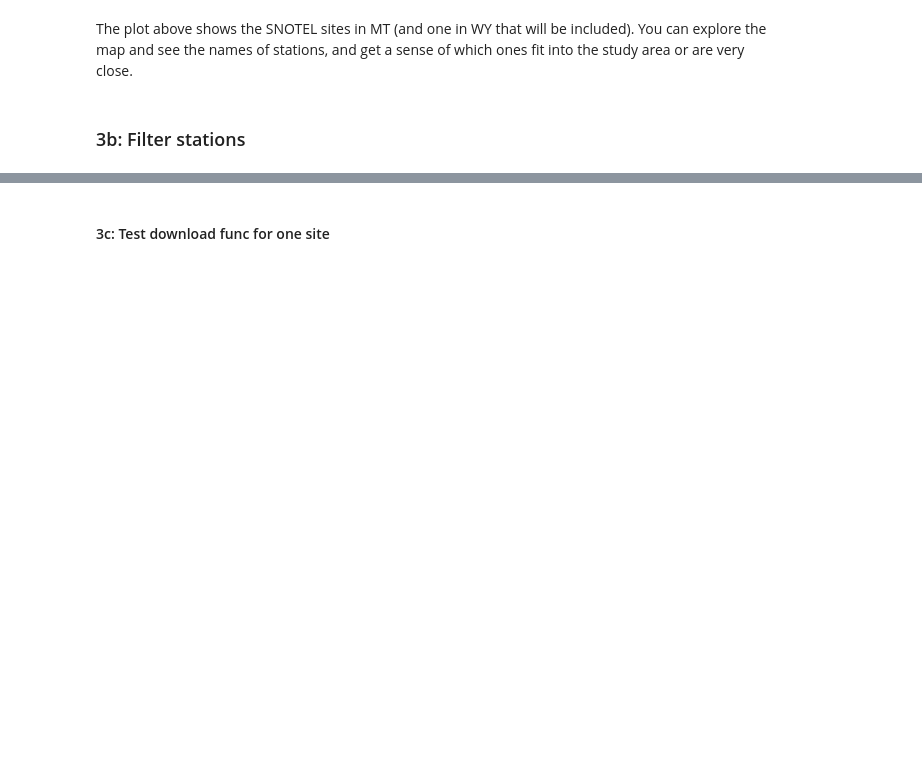
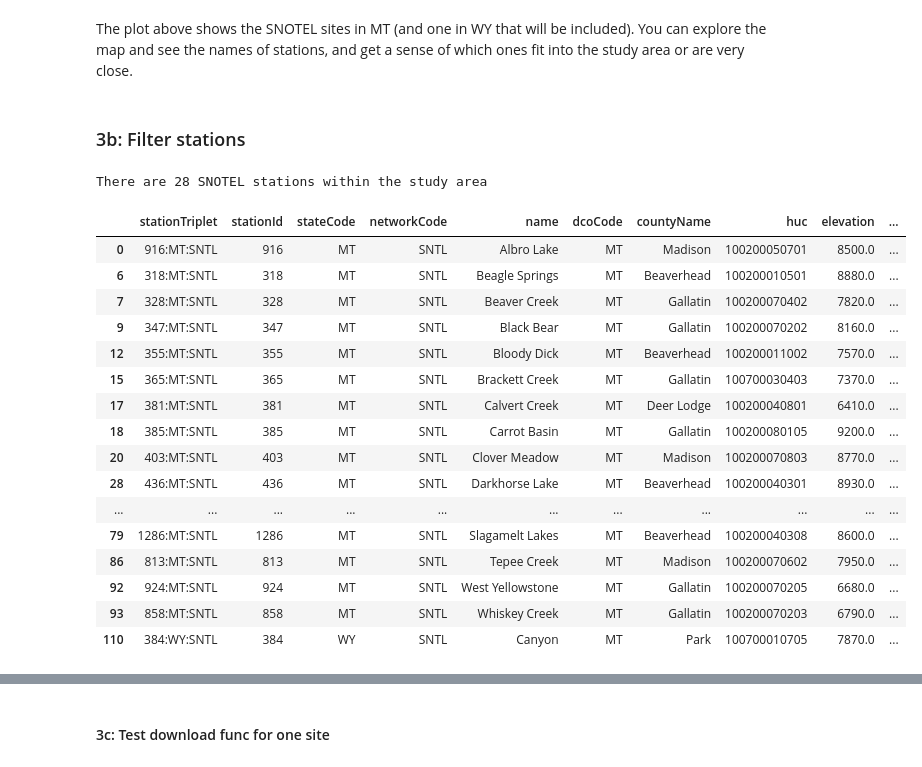
Before and after one commit to rainihelmstadter/snow-drought-modeling, a Jupyter notebook: code/01-data-download.ipynb, the cells around one changed output, grey strips where cells are left out. Cells and saved outputs as stored; diff of their text form; code cells hidden in the pictures; blank space fills up the shorter version.

Commit message:
now have functioning SNOTEL pipeline! downloaded and saved data; site bounds solid too

```diff
--- a/code/01-data-download.ipynb
+++ b/code/01-data-download.ipynb
@@ -406,3 +548,35 @@ sntl_mt_plot
 The plot above shows the SNOTEL sites in MT (and one in WY that will be included). You can explore the map and see the names of stations, and get a sense of which ones fit into the study area or are very close.
 # %% [markdown]
 ### 3b: Filter stations
+# %%
+# use an inner join with the mhw_buff_clip_gdf
+
+mhw_sntl_md_gdf = gpd.sjoin(
+    sntl_station_gdf,
+    mhw_buff_clip_gdf,
+    how="inner",
+    predicate="within"
+).drop(columns="index_right")
+# %%
+# Inspect
+print(f'There are {len(mhw_sntl_md_gdf)} SNOTEL stations within the study area')
+mhw_sntl_md_gdf
+# %% [output]
+There are 28 SNOTEL stations within the study area
+|  | stationTriplet | stationId | stateCode | networkCode | name | dcoCode | countyName | huc | elevation | ... |
+| 0 | 916:MT:SNTL | 916 | MT | SNTL | Albro Lake | MT | Madison | 100200050701 | 8500.0 | ... |
+| 6 | 318:MT:SNTL | 318 | MT | SNTL | Beagle Springs | MT | Beaverhead | 100200010501 | 8880.0 | ... |
+| 7 | 328:MT:SNTL | 328 | MT | SNTL | Beaver Creek | MT | Gallatin | 100200070402 | 7820.0 | ... |
+| 9 | 347:MT:SNTL | 347 | MT | SNTL | Black Bear | MT | Gallatin | 100200070202 | 8160.0 | ... |
+| 12 | 355:MT:SNTL | 355 | MT | SNTL | Bloody Dick | MT | Beaverhead | 100200011002 | 7570.0 | ... |
+| 15 | 365:MT:SNTL | 365 | MT | SNTL | Brackett Creek | MT | Gallatin | 100700030403 | 7370.0 | ... |
+| 17 | 381:MT:SNTL | 381 | MT | SNTL | Calvert Creek | MT | Deer Lodge | 100200040801 | 6410.0 | ... |
+| 18 | 385:MT:SNTL | 385 | MT | SNTL | Carrot Basin | MT | Gallatin | 100200080105 | 9200.0 | ... |
+| 20 | 403:MT:SNTL | 403 | MT | SNTL | Clover Meadow | MT | Madison | 100200070803 | 8770.0 | ... |
+| 28 | 436:MT:SNTL | 436 | MT | SNTL | Darkhorse Lake | MT | Beaverhead | 100200040301 | 8930.0 | ... |
+| ... | ... | ... | ... | ... | ... | ... | ... | ... | ... | ... |
+| 79 | 1286:MT:SNTL | 1286 | MT | SNTL | Slagamelt Lakes | MT | Beaverhead | 100200040308 | 8600.0 | ... |
+| 86 | 813:MT:SNTL | 813 | MT | SNTL | Tepee Creek | MT | Madison | 100200070602 | 7950.0 | ... |
+| 92 | 924:MT:SNTL | 924 | MT | SNTL | West Yellowstone | MT | Gallatin | 100200070205 | 6680.0 | ... |
+| 93 | 858:MT:SNTL | 858 | MT | SNTL | Whiskey Creek | MT | Gallatin | 100200070203 | 6790.0 | ... |
+| 110 | 384:WY:SNTL | 384 | WY | SNTL | Canyon | MT | Park | 100700010705 | 7870.0 | ... |
```
Also changed, not shown: parts of 40 cells of this notebook, 3 other files.
